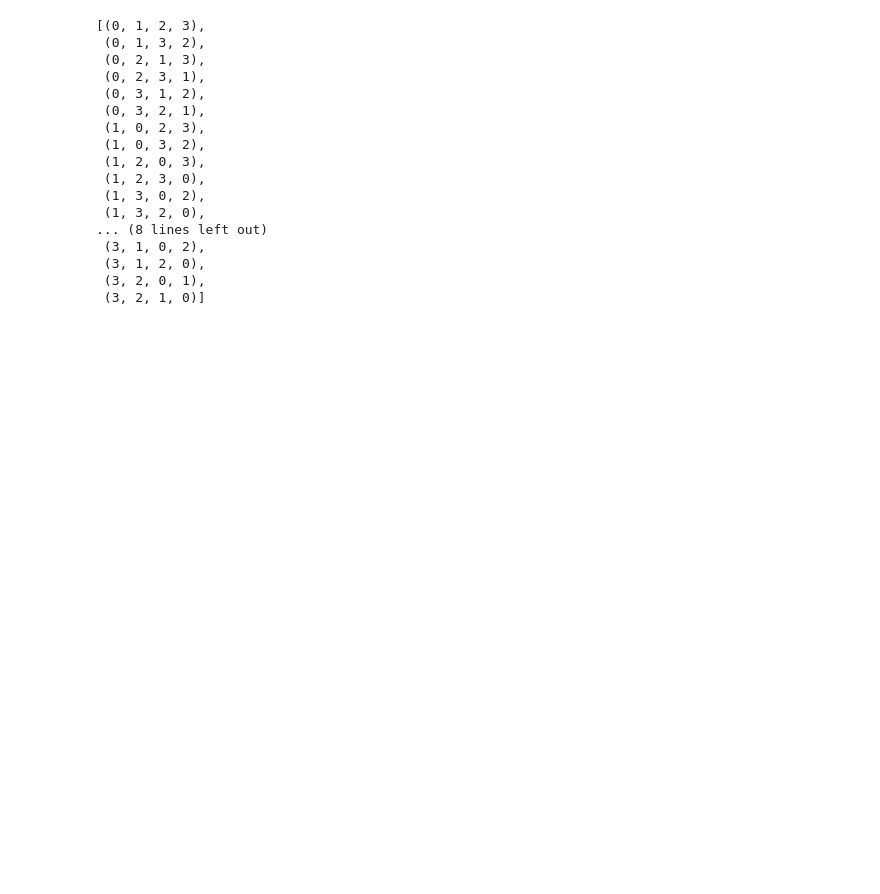
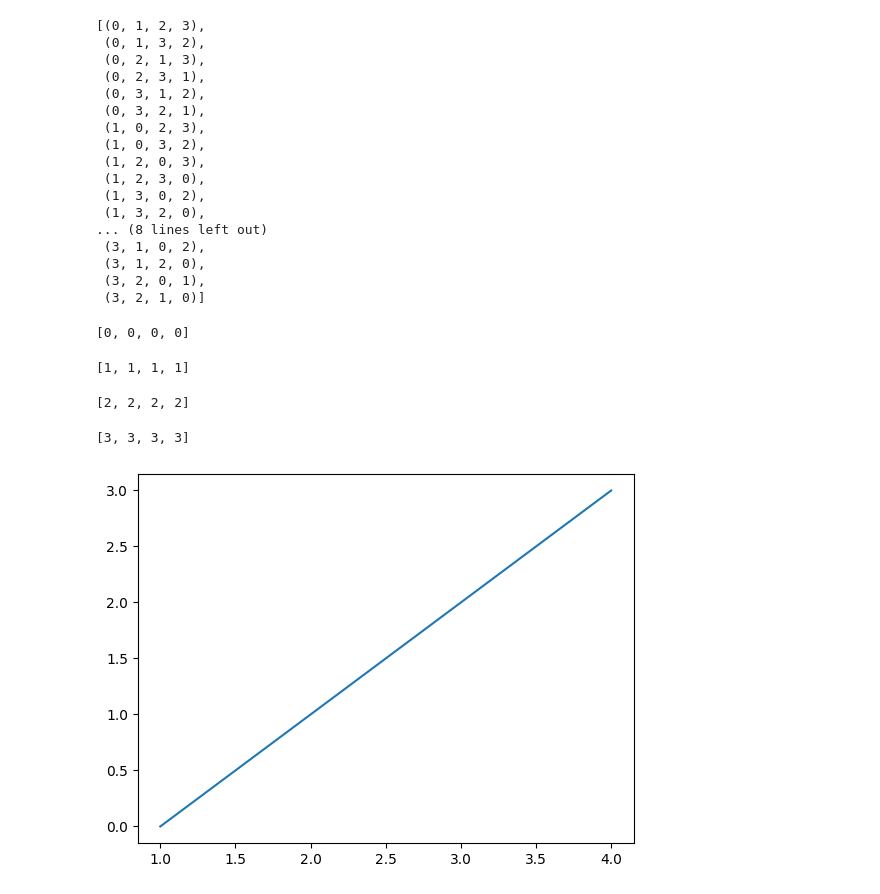
Before and after one commit to MarcoSin42/connections-solver, a Jupyter notebook: playground.ipynb, the cells around one changed output. Cells and saved outputs as stored; diff of their text form; code cells hidden in the pictures; blank space fills up the shorter version.

Commit message:
feat: Added model validation plotting tool

```diff
--- a/playground.ipynb
+++ b/playground.ipynb
@@ -137,3 +137,19 @@ list(permutations([0,1,2,3]))
  (3, 1, 2, 0),
  (3, 2, 0, 1),
  (3, 2, 1, 0)]
+# %%
+actual[0:4]
+# %% [output]
+[0, 0, 0, 0]
+# %%
+actual[4:8]
+# %% [output]
+[1, 1, 1, 1]
+# %%
+actual[8:12]
+# %% [output]
+[2, 2, 2, 2]
+# %%
+actual[12:]
+# %% [output]
+[3, 3, 3, 3]
@@ -139,0 +158,4 @@ list(permutations([0,1,2,3]))
+# %%
+fig = plt.plot([1,2,3,4],[0,1,2,3])
+# %% [output]
+[figure, added]
```
Also changed, not shown: parts of 3 cells of this notebook, 1 other file.
